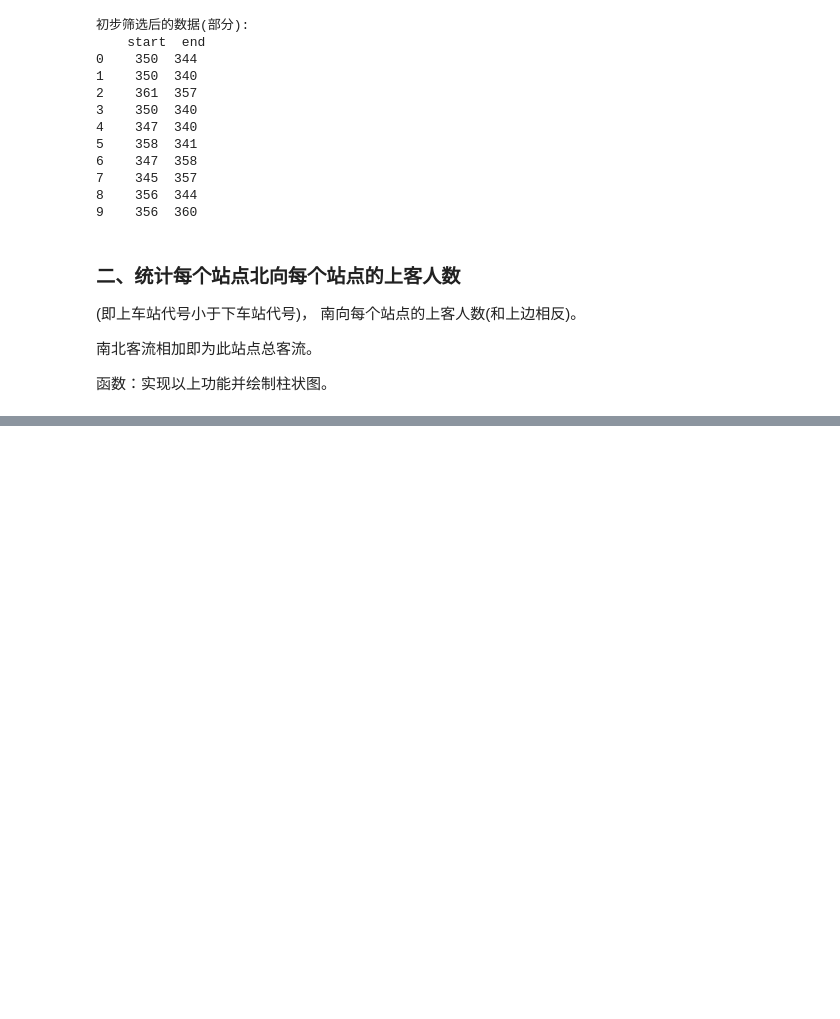
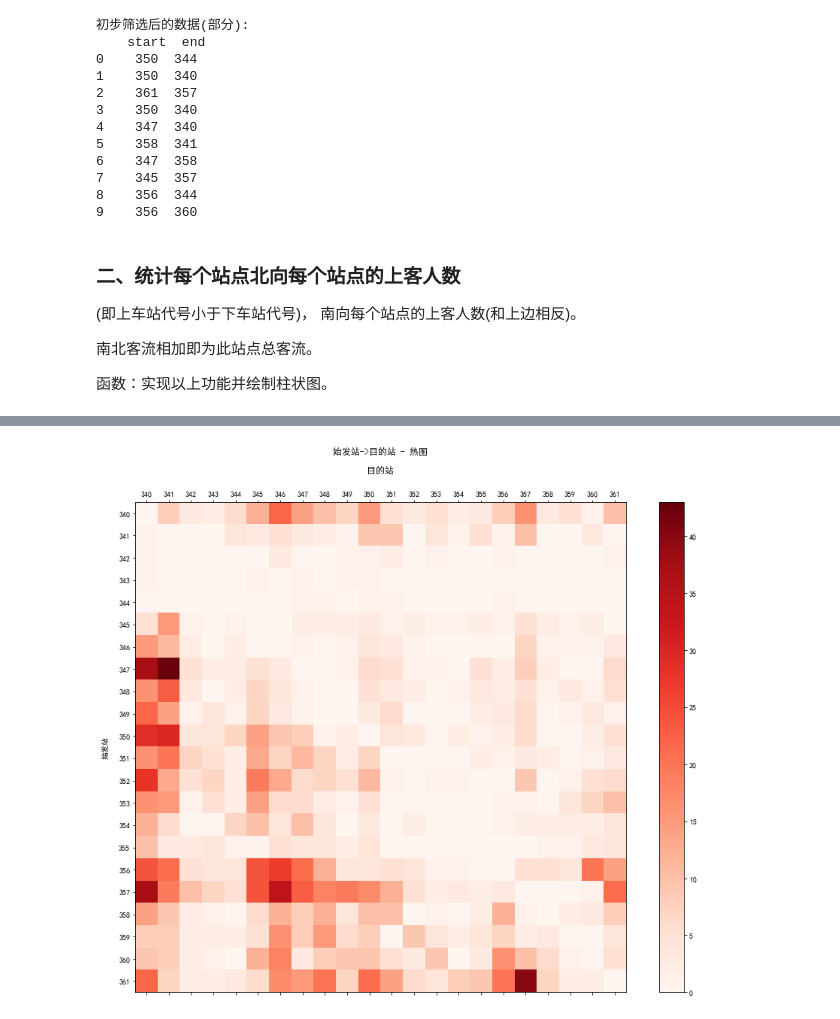
Before and after one commit to handy-sun/TestOD, a Jupyter notebook: subway_flow.ipynb, the cells around one changed output, grey strips where cells are left out. Saved outputs shown, nothing was run; the diff lists cells and outputs as text; code cells hidden in the pictures; blank space fills up the shorter version.

```diff
--- a/subway_flow.ipynb
+++ b/subway_flow.ipynb
@@ -125,19 +133,3 @@ df_merge[5:15]
 
 参考资料:
 https://www.jianshu.com/p/42f1d2909bb6
-# %%
-def origin_destination(df, l):
-    # 生成DataFrame时就将数据类型转为int
-    df = pd.DataFrame(df.groupby('start')['end'].value_counts().unstack(fill_value=0), dtype=np.int8)
-    df.index = l
-    for i in l:
-        df.loc[i, i] = '/'
-    return df
-
-df_od = origin_destination(d_frame, lin)
-
-pd.set_option('display.max_columns', None) # 显示所有列
-df_od.index = qingdao3
-df_od.columns = qingdao3
-df_od.to_csv('od.csv')
-df_od
@@ -161,0 +136,36 @@ df_od
+# %%
+def origin_destination(df):
+    # 生成DataFrame时就将数据类型转为int
+    df = pd.DataFrame(df.groupby('start')['end'].value_counts().unstack(fill_value=0), dtype=np.int8)
+    df.index = lin
+    return df
+
+# 绘制热点图
+def colormap(df_od):
+    fig = plt.figure(figsize=(16, 12)) # 创建自定义图像
+    ax = fig.add_subplot(1, 1, 1)  # 创建子图对象
+    # ax.set_xticklabels(df_od.index.tolist())
+    # ax.set_yticklabels(df_od.columns.tolist())
+    # cax = ax.pcolor(df_od, cmap='Reds') # 方块在两个刻度之间,坐标延申方向不同
+    cax = ax.matshow(df_od, cmap='Reds')
+
+    fig.colorbar(cax)
+    plt.title('始发站->目的站 - 热图\n\n目的站')
+    plt.xticks(np.arange(len(lin)), df_od.columns.tolist())  # 设置坐标间隔，使每个车站号都显示出来
+    plt.yticks(np.arange(len(lin)), df_od.index.tolist())
+    plt.ylabel('始发站\n')
+    # plt.savefig('hotmap.png', dpi=300, bbox_inches='tight')
+    plt.show()
+
+df_od = origin_destination(d_frame)
+colormap(df_od)
+
+pd.set_option('display.max_columns', None) # 显示所有列
+for i in lin:
+    df_od.loc[i, i] = '/'
+df_od.index = qingdao3
+df_od.columns = qingdao3
+# df_od.to_csv('od.csv')
+df_od
+# %% [output]
+[figure, added]
```
Also changed, not shown: parts of 4 cells of this notebook, 2 other files.
